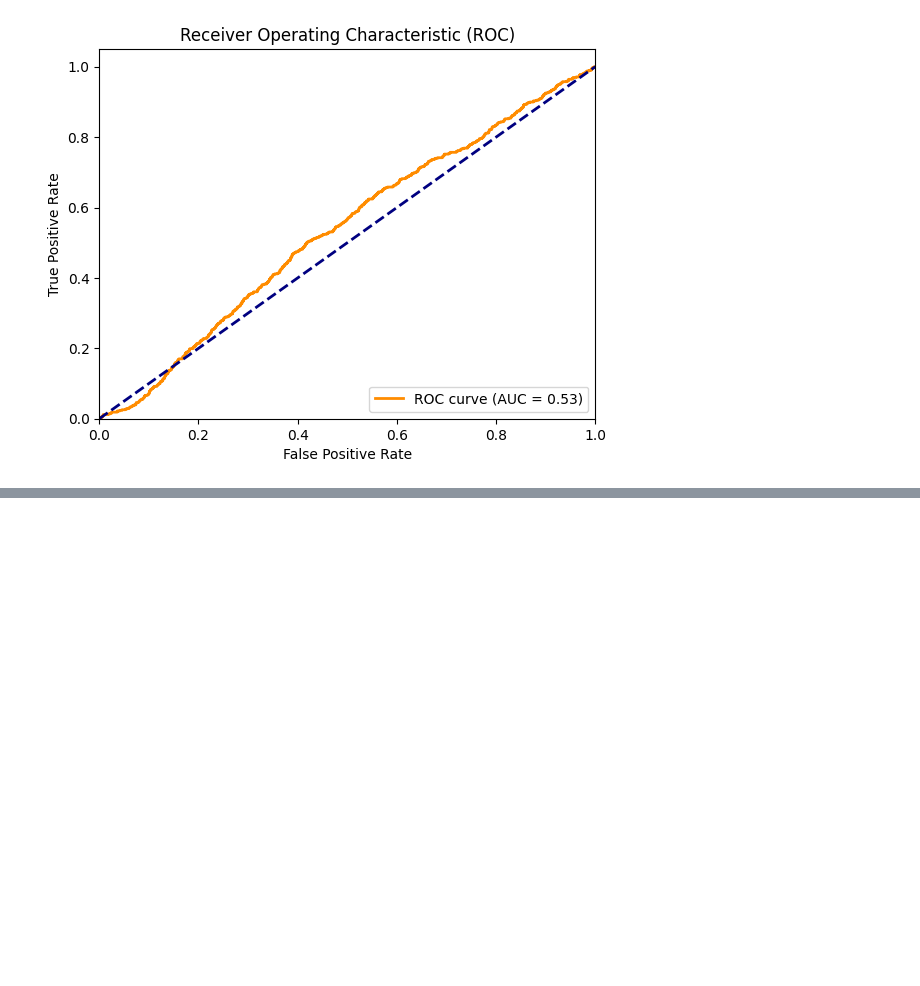
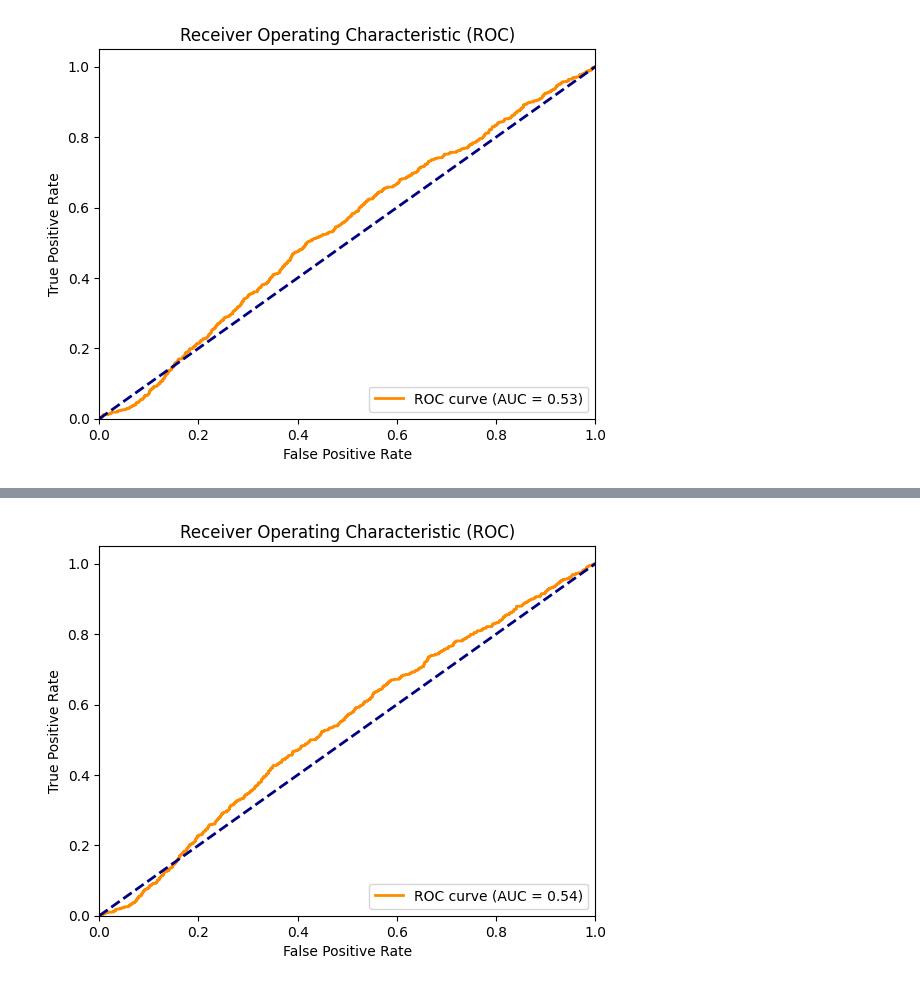
Before and after one commit to DavidCastroPena/credit-models, a Jupyter notebook: FinalProject.ipynb, the cells around one changed output, grey strips where cells are left out. Drawn from its saved outputs; the diff is of its cells as text; code cells hidden in the pictures; blank space fills up the shorter version.

Commit message:
add gdp growth rate

```diff
--- a/FinalProject.ipynb
+++ b/FinalProject.ipynb
@@ -436,0 +442,3 @@ plt.show()
+# %%
+df_train_gdp = pd.merge(df_train, gdp, left_on='ApprovalFiscalYear', right_on='Year')
+df_test_gdp = pd.merge(df_test, gdp, left_on='ApprovalFiscalYear', right_on='Year')
@@ -436,0 +456,4 @@ plt.show()
+# %%
+cph = CoxPHFitter(penalizer=0.1)
+cph.fit(df_raw, duration_col = 'SurvivalDays', event_col = 'Default')
+cph.print_summary()
@@ -436,0 +493,38 @@ plt.show()
+# %%
+df_test_gdp["NaicsCodeBigCategory"] = df_test_gdp["NaicsCode"].apply(lambda x: str(x)[:2])
+df_test_gdp["20JobsSupported"] = df_test_gdp["JobsSupported"] >= 20
+
+df_raw_test = df_test_gdp[use_cols]
+for cat in cat_cols:
+    values_raw = list(df_train_gdp[cat][~df_train_gdp[cat].isna()].unique())
+    dummies_test = pd.get_dummies(df_raw_test[cat].astype(pd.CategoricalDtype(categories=values_raw)), prefix = cat)
+    df_raw_test = pd.concat([df_raw_test, dummies_test], axis = 1)
+    df_raw_test = df_raw_test.drop(cat, axis = 1)
+
+survival = cph.predict_survival_function(df_raw_test, times=((df_raw_test["TermInMonths"]*30).astype(int).unique())).transpose()
+survival = survival.rename(lambda x: str(int(x)), axis='columns')
+pd_predict = pd.concat([df_raw_test, survival], axis=1)
+pd_predict["PredictedDefaultProb"] = pd_predict.apply(lambda row: 1 - row[str(row["TermInMonths"]*30)], axis=1)
+# %%
+y_test = pd_predict["Default"]
+y_prob = pd_predict["PredictedDefaultProb"]
+
+# Calculate the ROC curve
+fpr, tpr, thresholds = roc_curve(y_test, y_prob)
+
+# Calculate the AUC
+auc = roc_auc_score(y_test, y_prob)
+
+# Plot the ROC curve
+plt.figure()
+plt.plot(fpr, tpr, color='darkorange', lw=2, label='ROC curve (AUC = %0.2f)' % auc)
+plt.plot([0, 1], [0, 1], color='navy', lw=2, linestyle='--')
+plt.xlim([0.0, 1.0])
+plt.ylim([0.0, 1.05])
+plt.xlabel('False Positive Rate')
+plt.ylabel('True Positive Rate')
+plt.title('Receiver Operating Characteristic (ROC)')
+plt.legend(loc="lower right")
+plt.show()
+# %% [output]
+[figure, added]
```
Also changed, not shown: parts of 5 cells of this notebook, 1 other file.
